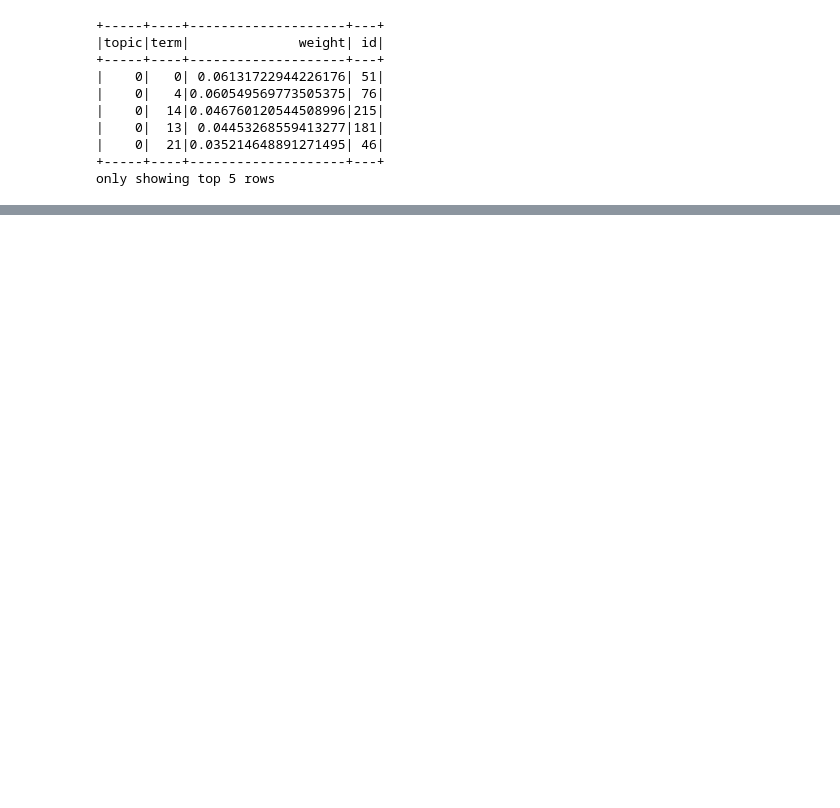
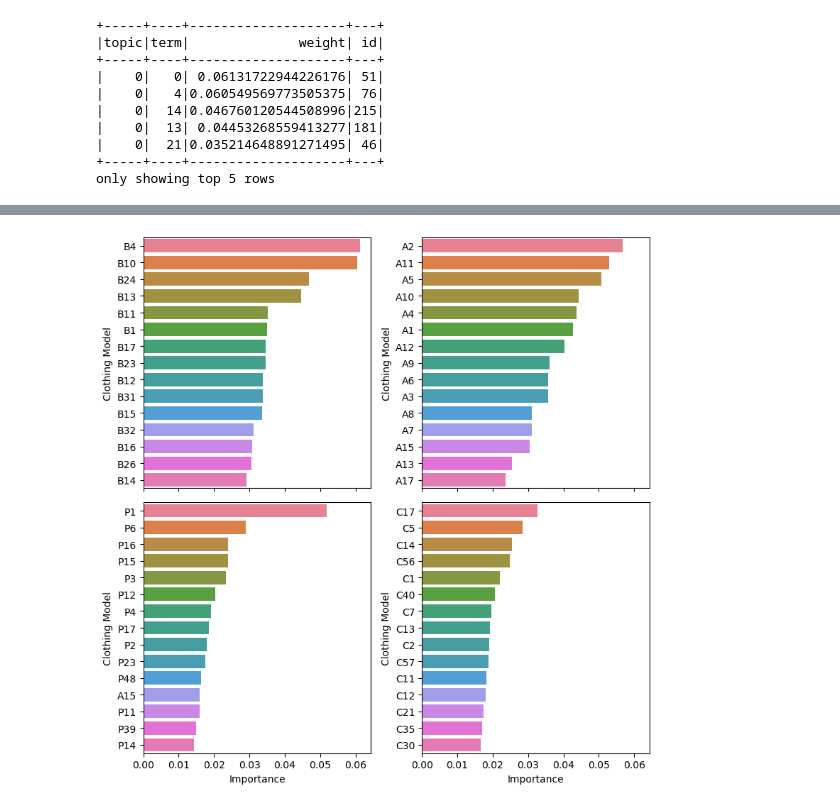
Before and after one commit to namvdo/bdpa-clickflow, a Jupyter notebook: ml/LDA_analysis.ipynb, the cells around one changed output, grey strips where cells are left out. Saved outputs shown, nothing was run; the diff lists cells and outputs as text; code cells hidden in the pictures; blank space fills up the shorter version.

Commit message:
Some visualization for LDA

```diff
--- a/ml/LDA_analysis.ipynb
+++ b/ml/LDA_analysis.ipynb
@@ -94,0 +97,19 @@ topic_profiles.show()
+# %%
+import numpy as np
+import pandas as pd
+import matplotlib.pyplot as plt
+import seaborn as sns
+info = final.select("topic", "page 2 (clothing model)", "weight").toPandas()
+topics = info["topic"].unique()
+h = np.ceil(np.sqrt(len(topics))).astype(int)
+w = h
+fig, axs = plt.subplots(w, h, figsize = (8, 8), sharex=True)
+for i, topic in enumerate(topics):
+    ax = axs[i%w, int(i / h)%h]
+    sns.barplot(info.loc[info["topic"] == topic, :], orient="h", x = "weight", y = "page 2 (clothing model)", ax =  ax, hue =  "page 2 (clothing model)")
+    ax.set_ylabel("Clothing Model")
+    ax.set_xlabel("Importance")
+plt.tight_layout()
+plt.show()
+# %% [output]
+[figure, added]
```
Also changed, not shown: parts of 2 cells of this notebook.
